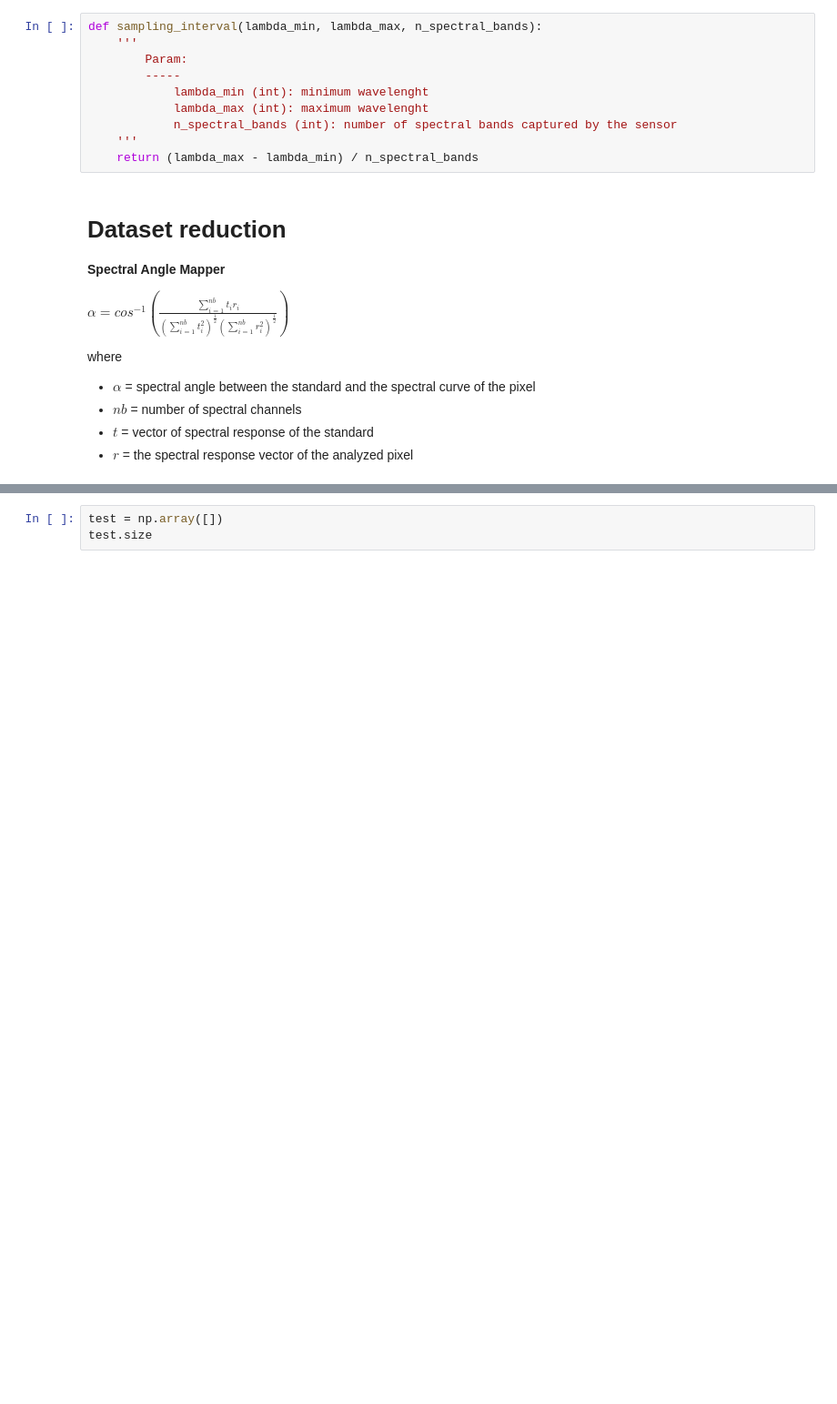
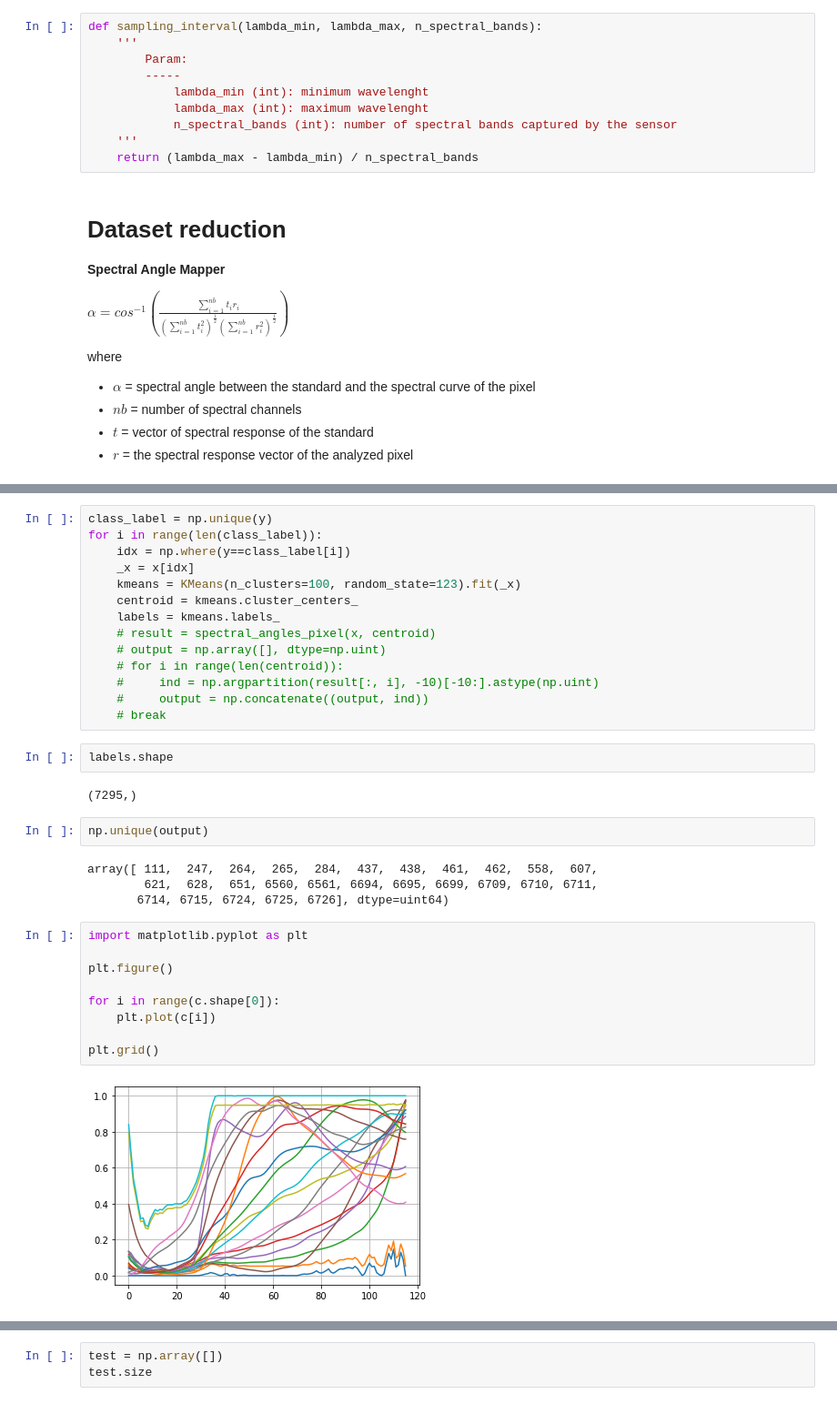
Before and after one commit to SolidusAbi/HySpecLab, a Jupyter notebook: band_selection.ipynb, the cells around one changed output, grey strips where cells are left out. Shown: that part at 91% size. Drawn from its saved outputs; the diff is of its cells as text; blank space fills up the shorter version.

```diff
--- a/band_selection.ipynb
+++ b/band_selection.ipynb
@@ -149 +154,36 @@ def dataset_reduction(x, y, n_centroid_per_class=100, random_state=123):
     # return final_x, final_y
+# %%
+class_label = np.unique(y)
+for i in range(len(class_label)):
+    idx = np.where(y==class_label[i])
+    _x = x[idx]
+    kmeans = KMeans(n_clusters=100, random_state=123).fit(_x)
+    centroid = kmeans.cluster_centers_
+    labels = kmeans.labels_
+    # result = spectral_angles_pixel(x, centroid)
+    # output = np.array([], dtype=np.uint)
+    # for i in range(len(centroid)):
+    #     ind = np.argpartition(result[:, i], -10)[-10:].astype(np.uint)
+    #     output = np.concatenate((output, ind))
+    # break
+# %%
+labels.shape
+# %% [output]
+(7295,)
+# %%
+np.unique(output)
+# %% [output]
+array([ 111,  247,  264,  265,  284,  437,  438,  461,  462,  558,  607,
+        621,  628,  651, 6560, 6561, 6694, 6695, 6699, 6709, 6710, 6711,
+       6714, 6715, 6724, 6725, 6726], dtype=uint64)
+# %%
+import matplotlib.pyplot as plt
+
+plt.figure()
+
+for i in range(c.shape[0]):
+    plt.plot(c[i])
+
+plt.grid()
+# %% [output]
+[figure, added]
```
Also changed, not shown: parts of 7 cells of this notebook.
